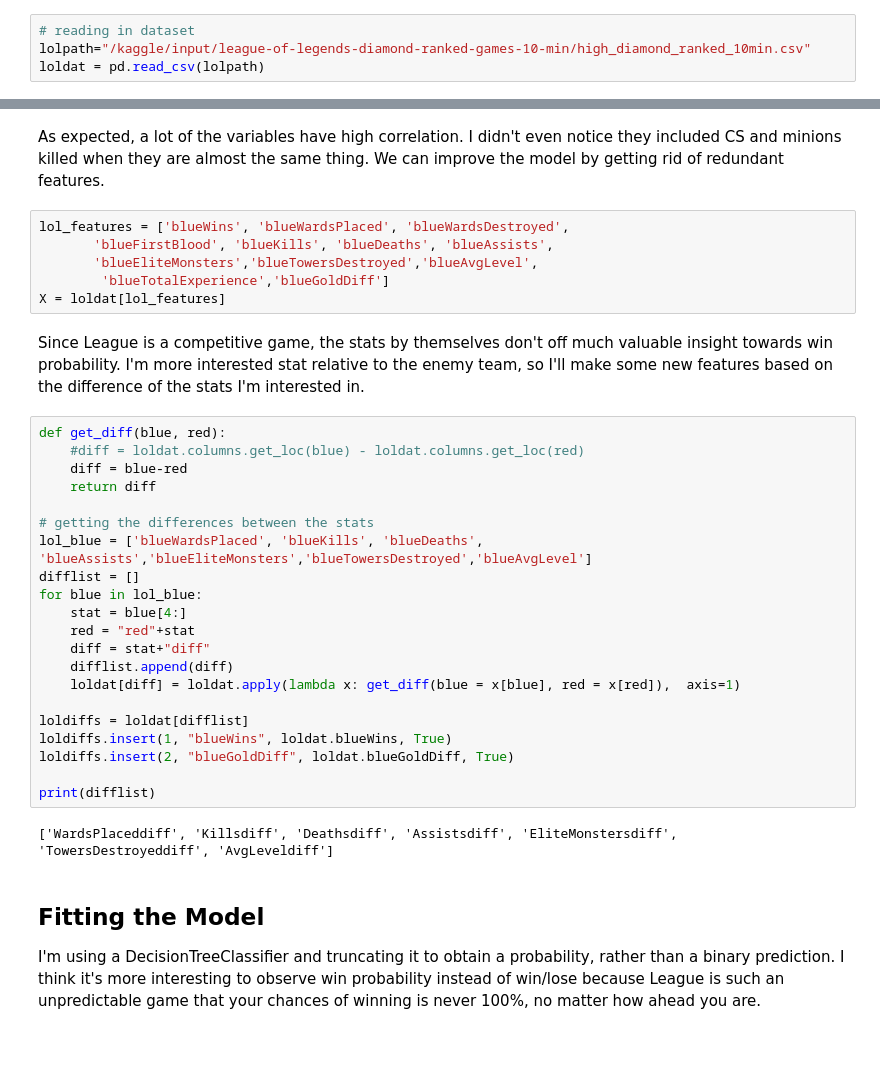
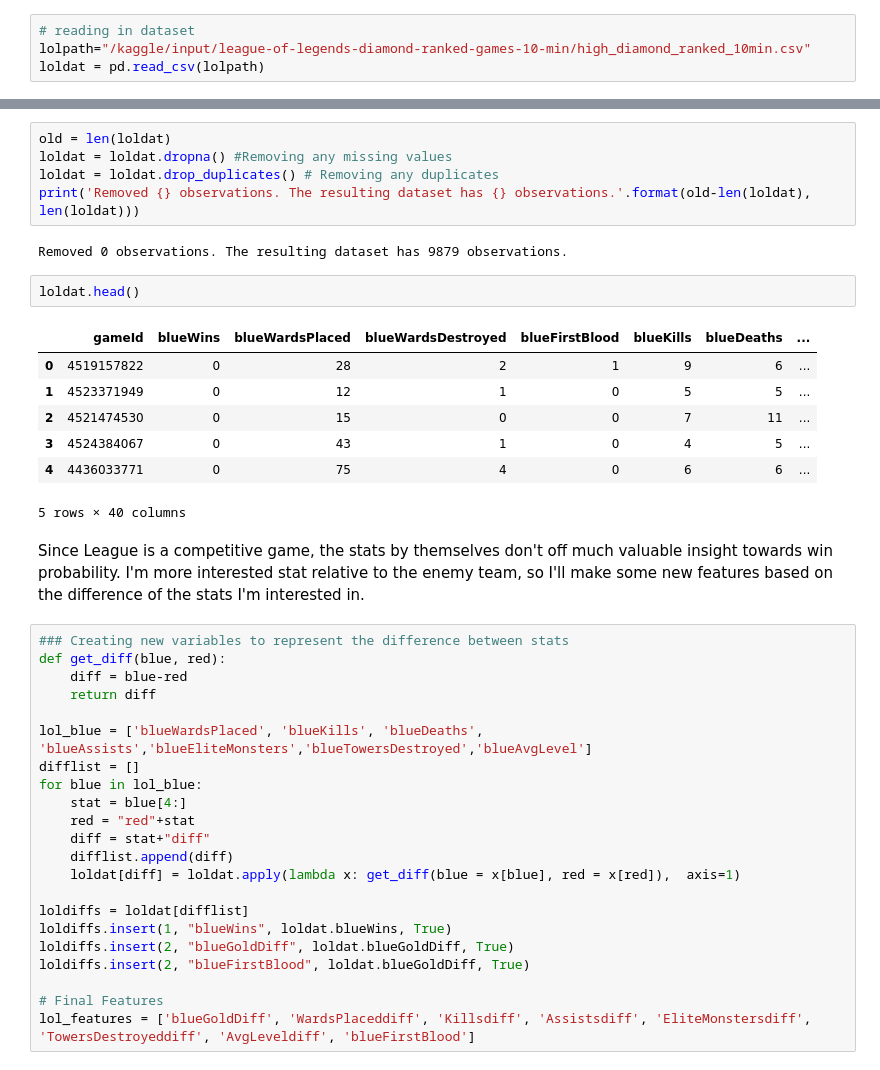
Before and after one commit to si-rui126/lol-win-rate, a Jupyter notebook: league-of-legends-10-min-prediction-model.ipynb, the cells around one changed output, grey strips where cells are left out. Cells and saved outputs as stored; diff of their text form.

```diff
--- a/league-of-legends-10-min-prediction-model.ipynb
+++ b/league-of-legends-10-min-prediction-model.ipynb
@@ -58,20 +43,28 @@ heatmap = sns.heatmap(lolfeat.corr(), vmin=-1, vmax=1)
-# %% [markdown]
-As expected, a lot of the variables have high correlation. I didn't even notice they included CS and minions killed when they are almost the same thing. We can improve the model by getting rid of redundant features.
-# %%
-lol_features = ['blueWins', 'blueWardsPlaced', 'blueWardsDestroyed',
-       'blueFirstBlood', 'blueKills', 'blueDeaths', 'blueAssists',
-       'blueEliteMonsters','blueTowersDestroyed','blueAvgLevel',
-        'blueTotalExperience','blueGoldDiff']
-X = loldat[lol_features]
+# %%
+old = len(loldat)
+loldat = loldat.dropna() #Removing any missing values
+loldat = loldat.drop_duplicates() # Removing any duplicates
+print('Removed {} observations. The resulting dataset has {} observations.'.format(old-len(loldat), len(loldat)))
+# %% [output]
+Removed 0 observations. The resulting dataset has 9879 observations.
+# %%
+loldat.head()
+# %% [output]
+|  | gameId | blueWins | blueWardsPlaced | blueWardsDestroyed | blueFirstBlood | blueKills | blueDeaths | ... |
+| 0 | 4519157822 | 0 | 28 | 2 | 1 | 9 | 6 | ... |
+| 1 | 4523371949 | 0 | 12 | 1 | 0 | 5 | 5 | ... |
+| 2 | 4521474530 | 0 | 15 | 0 | 0 | 7 | 11 | ... |
+| 3 | 4524384067 | 0 | 43 | 1 | 0 | 4 | 5 | ... |
+| 4 | 4436033771 | 0 | 75 | 4 | 0 | 6 | 6 | ... |
+5 rows × 40 columns
 # %% [markdown]
 Since League is a competitive game, the stats by themselves don't off much valuable insight towards win probability. I'm more interested stat relative to the enemy team, so I'll make some new features based on the difference of the stats I'm interested in.
 # %%
+### Creating new variables to represent the difference between stats
 def get_diff(blue, red):
-    #diff = loldat.columns.get_loc(blue) - loldat.columns.get_loc(red)
     diff = blue-red
     return diff
 
-# getting the differences between the stats
 lol_blue = ['blueWardsPlaced', 'blueKills', 'blueDeaths', 'blueAssists','blueEliteMonsters','blueTowersDestroyed','blueAvgLevel']
 difflist = []
 for blue in lol_blue:
@@ -84,10 +77,7 @@ for blue in lol_blue:
 loldiffs = loldat[difflist]
 loldiffs.insert(1, "blueWins", loldat.blueWins, True)
 loldiffs.insert(2, "blueGoldDiff", loldat.blueGoldDiff, True)
+loldiffs.insert(2, "blueFirstBlood", loldat.blueGoldDiff, True)
 
-print(difflist)
+# Final Features
+lol_features = ['blueGoldDiff', 'WardsPlaceddiff', 'Killsdiff', 'Assistsdiff', 'EliteMonstersdiff', 'TowersDestroyeddiff', 'AvgLeveldiff', 'blueFirstBlood']
-# %% [output]
-['WardsPlaceddiff', 'Killsdiff', 'Deathsdiff', 'Assistsdiff', 'EliteMonstersdiff', 'TowersDestroyeddiff', 'AvgLeveldiff']
-# %% [markdown]
-## Fitting the Model
-I'm using a DecisionTreeClassifier and truncating it to obtain a probability, rather than a binary prediction. I think it's more interesting to observe win probability instead of win/lose because League is such an unpredictable game that your chances of winning is never 100%, no matter how ahead you are.
```
Also changed, not shown: parts of 33 cells of this notebook.
